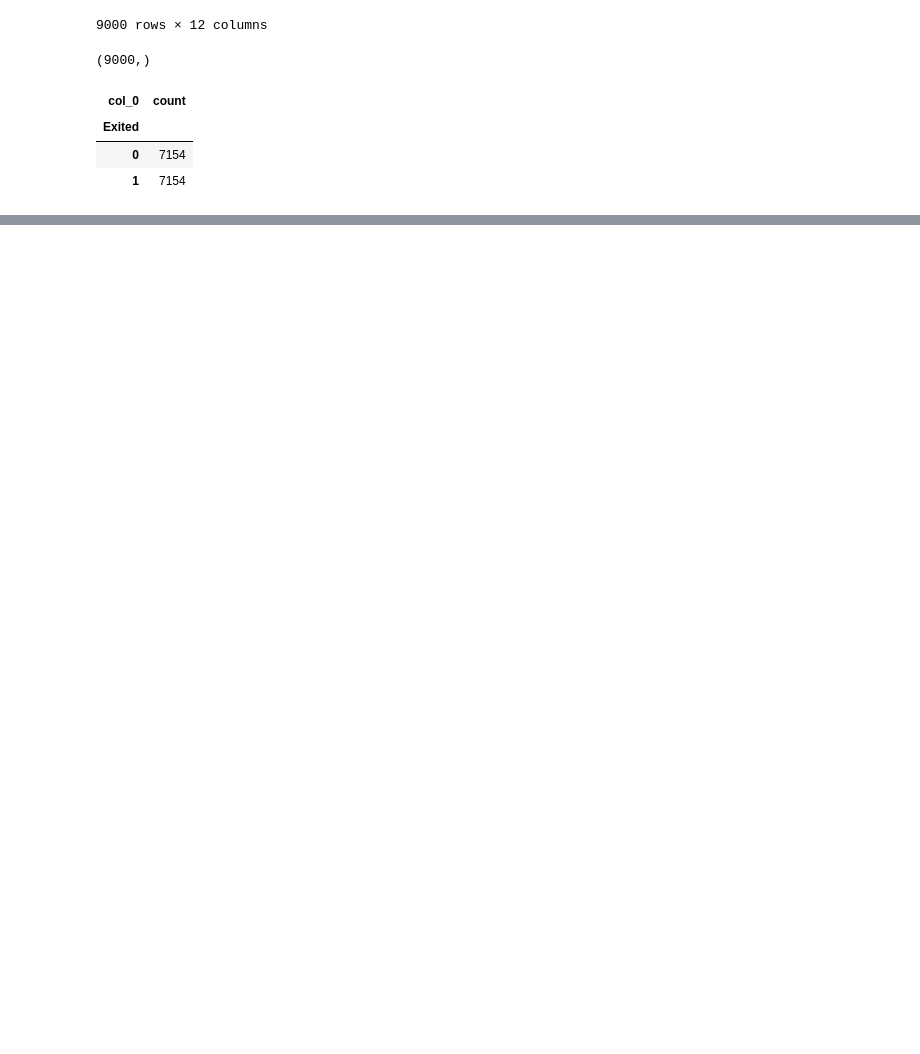
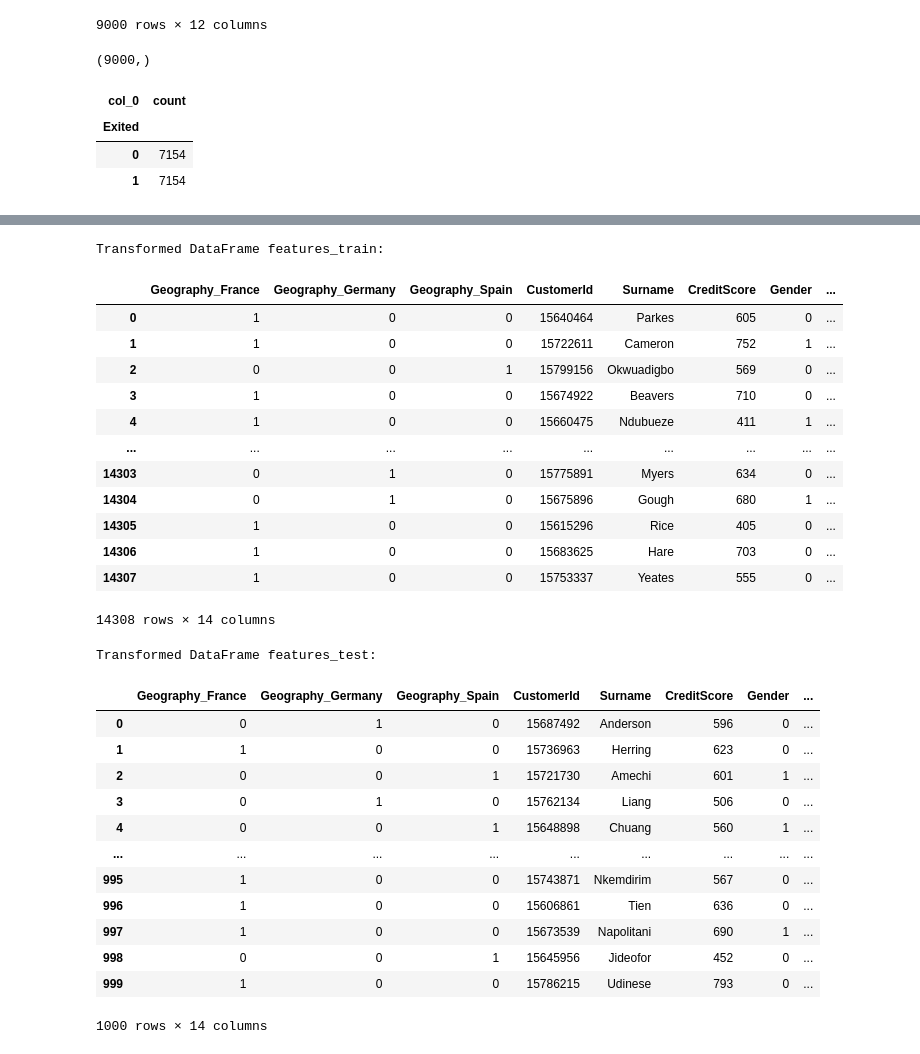
Before and after one commit to M-Grzymowicz/Banking-Customer-Churn---Analysis-and-Prediction, a Jupyter notebook: banking.ipynb, the cells around one changed output, grey strips where cells are left out. Drawn from its saved outputs; the diff is of its cells as text; code cells hidden in the pictures; blank space fills up the shorter version.

```diff
--- a/banking.ipynb
+++ b/banking.ipynb
@@ -856,3 +918,76 @@ pd.crosstab(index=target_resampled,
+# %%
+import pandas as pd
+from sklearn.compose import ColumnTransformer
+from sklearn.preprocessing import OneHotEncoder
+
+# Assuming features_train and features_test are your existing DataFrames
+# Categorical column to encode
+cat_cols = ['Geography']
+
+# Definition of the column transformer
+one_hot_encoder = ColumnTransformer(
+    transformers=[('one_hot_transformer', OneHotEncoder(sparse_output=False), cat_cols)],
+    remainder='passthrough'  # Leave the remaining columns unchanged
+)
+
+# Fitting the transformer to the training data and transforming the training data
+features_train_transformed = one_hot_encoder.fit_transform(features_train)
+
+# Transforming the test data using the fitted transformer
+features_test_transformed = one_hot_encoder.transform(features_test)
+
+# Retrieving the names of the newly encoded columns
+encoded_feature_names = one_hot_encoder.named_transformers_['one_hot_transformer'].get_feature_names_out(cat_cols)
+
+# Retrieving the remaining columns
+other_columns = [col for col in features_train.columns if col not in cat_cols]
+
+# Final column names
+final_column_names = other_columns + list(encoded_feature_names)
+
+# Creating new DataFrames with transformed data
+features_train = pd.DataFrame(features_train_transformed, columns=final_column_names)
+features_test = pd.DataFrame(features_test_transformed, columns=final_column_names)
+
+# Converting data types back to original for both DataFrames
+features_train = features_train.convert_dtypes()
+features_test = features_test.convert_dtypes()
+
+# Displaying the results
+print("Transformed DataFrame features_train:")
+display(features_train)
+
+print("\nTransformed DataFrame features_test:")
+display(features_test)
+# %% [output]
+Transformed DataFrame features_train:
+|  | Geography_France | Geography_Germany | Geography_Spain | CustomerId | Surname | CreditScore | Gender | ... |
+| 0 | 1 | 0 | 0 | 15640464 | Parkes | 605 | 0 | ... |
+| 1 | 1 | 0 | 0 | 15722611 | Cameron | 752 | 1 | ... |
+| 2 | 0 | 0 | 1 | 15799156 | Okwuadigbo | 569 | 0 | ... |
+| 3 | 1 | 0 | 0 | 15674922 | Beavers | 710 | 0 | ... |
+| 4 | 1 | 0 | 0 | 15660475 | Ndubueze | 411 | 1 | ... |
+| ... | ... | ... | ... | ... | ... | ... | ... | ... |
+| 14303 | 0 | 1 | 0 | 15775891 | Myers | 634 | 0 | ... |
+| 14304 | 0 | 1 | 0 | 15675896 | Gough | 680 | 1 | ... |
+| 14305 | 1 | 0 | 0 | 15615296 | Rice | 405 | 0 | ... |
+| 14306 | 1 | 0 | 0 | 15683625 | Hare | 703 | 0 | ... |
+| 14307 | 1 | 0 | 0 | 15753337 | Yeates | 555 | 0 | ... |
+14308 rows × 14 columns
+Transformed DataFrame features_test:
+|  | Geography_France | Geography_Germany | Geography_Spain | CustomerId | Surname | CreditScore | Gender | ... |
+| 0 | 0 | 1 | 0 | 15687492 | Anderson | 596 | 0 | ... |
+| 1 | 1 | 0 | 0 | 15736963 | Herring | 623 | 0 | ... |
+| 2 | 0 | 0 | 1 | 15721730 | Amechi | 601 | 1 | ... |
+| 3 | 0 | 1 | 0 | 15762134 | Liang | 506 | 0 | ... |
+| 4 | 0 | 0 | 1 | 15648898 | Chuang | 560 | 1 | ... |
+| ... | ... | ... | ... | ... | ... | ... | ... | ... |
+| 995 | 1 | 0 | 0 | 15743871 | Nkemdirim | 567 | 0 | ... |
+| 996 | 1 | 0 | 0 | 15606861 | Tien | 636 | 0 | ... |
+| 997 | 1 | 0 | 0 | 15673539 | Napolitani | 690 | 1 | ... |
+| 998 | 0 | 0 | 1 | 15645956 | Jideofor | 452 | 0 | ... |
+| 999 | 1 | 0 | 0 | 15786215 | Udinese | 793 | 0 | ... |
+1000 rows × 14 columns
 # %%
 #import pdpipe as pdp
 # one-hot encoding
```
Also changed, not shown: parts of 11 cells of this notebook.
